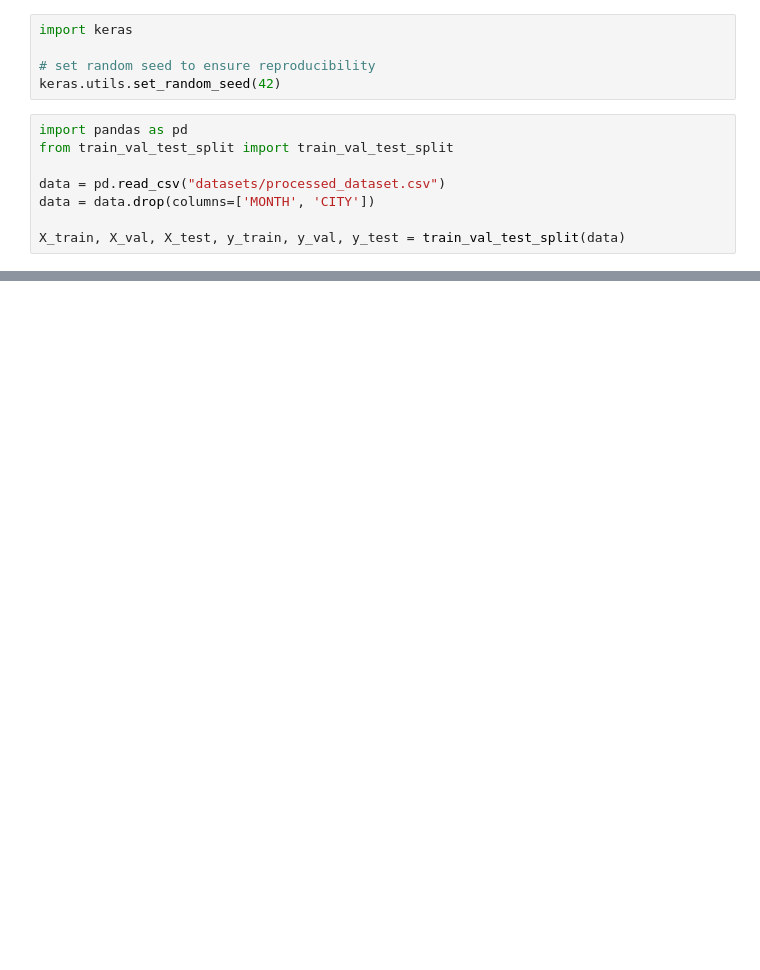
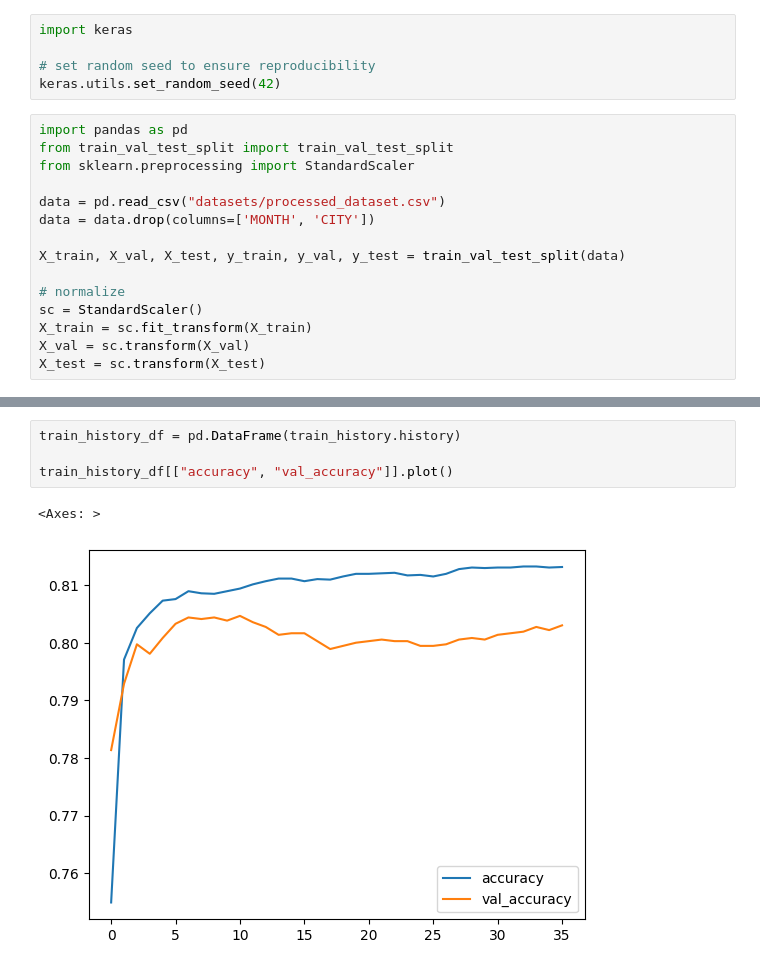
Before and after one commit to tiemeboerema/intro_ML_Final_Project, a Jupyter notebook: Neural Network.ipynb, the cells around one changed output, grey strips where cells are left out. Drawn from its saved outputs; the diff is of its cells as text; blank space fills up the shorter version.

```diff
--- a/Neural Network.ipynb
+++ b/Neural Network.ipynb
@@ -6,11 +6,18 @@ keras.utils.set_random_seed(42)
 # %%
 import pandas as pd
 from train_val_test_split import train_val_test_split
+from sklearn.preprocessing import StandardScaler
 
 data = pd.read_csv("datasets/processed_dataset.csv")
 data = data.drop(columns=['MONTH', 'CITY'])
 
 X_train, X_val, X_test, y_train, y_val, y_test = train_val_test_split(data)
+
+# normalize
+sc = StandardScaler()
+X_train = sc.fit_transform(X_train)
+X_val = sc.transform(X_val)
+X_test = sc.transform(X_test)
 # %%
 import tensorflow as tf
 from tensorflow.keras import Input, Sequential
@@ -55,0 +63,7 @@ Epoch 148/200
+# %%
+train_history_df = pd.DataFrame(train_history.history)
+
+train_history_df[["accuracy", "val_accuracy"]].plot()
+# %% [output]
+<Axes: >
+[figure, added]
```
Also changed, not shown: parts of 5 cells of this notebook, 3 other files.
